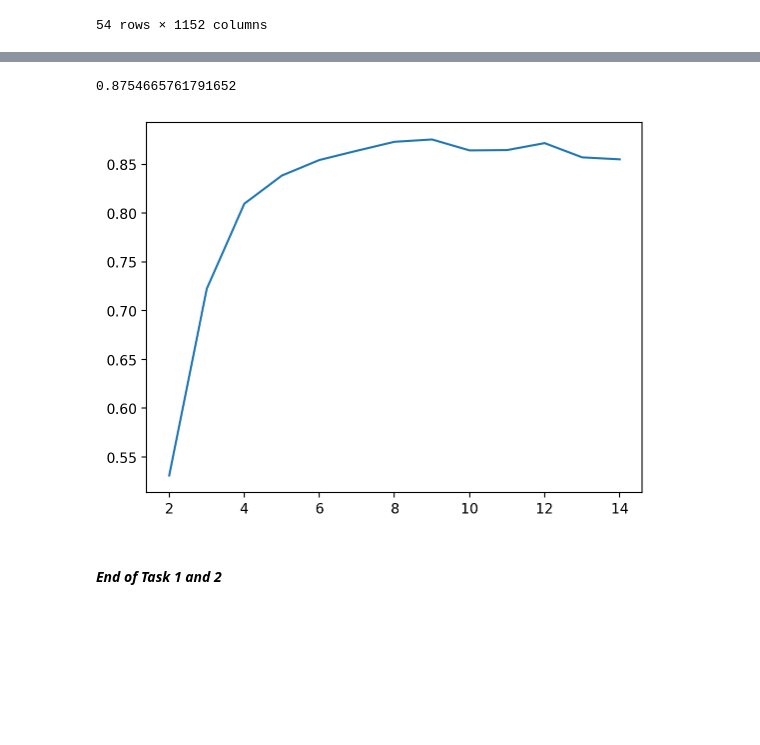
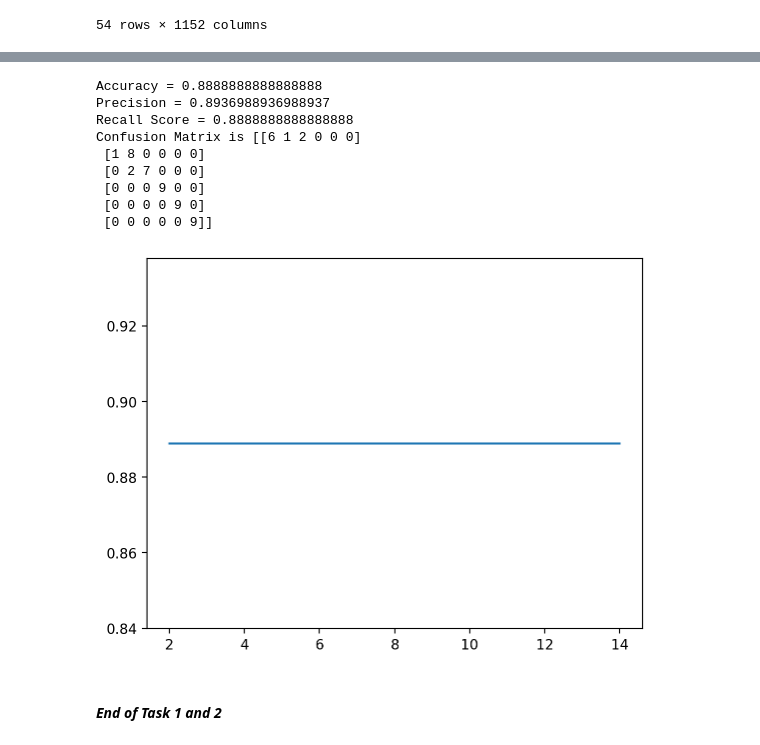
Before and after one commit to Reckadon/ES335-ML-Assignment-1, a Jupyter notebook: T1&2.ipynb, the cells around one changed output, grey strips where cells are left out. Drawn from its saved outputs; the diff is of its cells as text; code cells hidden in the pictures; blank space fills up the shorter version.

```diff
--- a/T1&2.ipynb
+++ b/T1&2.ipynb
@@ -462,8 +497,21 @@ for i in range(2,15):
     clf = DecisionTreeClassifier(random_state=2,max_depth=i)
     clf.fit(features, y_train)
     y_pred = clf.predict(features_test)
-    m.append(accuracy_score(y_test, y_pred))
+    m.append((accuracy_score(y_test, y_pred),precision_score(y_test, y_pred,average='macro',zero_division=0),recall_score(y_test, y_pred,average='macro')))
 
-plt.plot(range(2,15),m)
-print(max(m))
+n = []
+for i in range(len(m)):
+    n.append(m[i][0])
+
+q = 0
+idx = 0
+for i in range(len(n)):
+    if q < n[i]:
+        q = n[i]
+        idx = i
+print(f"Accuracy = {m[idx][0]}")
+print(f"Precision = {m[idx][1]}")
+print(f"Recall Score = {m[idx][2]}")
+plt.plot(range(2,15),n)
+print(f"Confusion Matrix is {confusion_matrix(y_test, y_pred)}")
 # %% [output]
@@ -472,15 +528,36 @@ print(max(m))
 # %%
 m = []
 for i in range(2,15):
     clf = DecisionTreeClassifier(random_state=2,max_depth=i)
     clf.fit(x,yg)
     yraw = clf.predict(xtest)
-    m.append(accuracy_score(ytest, yraw))
+    m.append((accuracy_score(y_test, y_pred),precision_score(y_test, y_pred,average='macro',zero_division=0),recall_score(y_test, y_pred,average='macro')))
 
-plt.plot(range(2,15),m)
-print(max(m))
+n = []
+for i in range(len(m)):
+    n.append(m[i][0])
+
+q = 0
+idx = 0
+for i in range(len(n)):
+    if q < n[i]:
+        q = n[i]
+        idx = i
+print(f"Accuracy = {m[idx][0]}")
+print(f"Precision = {m[idx][1]}")
+print(f"Recall Score = {m[idx][2]}")
+plt.plot(range(2,15),n)
+print(f"Confusion Matrix is {confusion_matrix(y_test, y_pred)}")
 # %% [output]
-0.8754665761791652
+Accuracy = 0.8888888888888888
+Precision = 0.8936988936988937
+Recall Score = 0.8888888888888888
+Confusion Matrix is [[6 1 2 0 0 0]
+ [1 8 0 0 0 0]
+ [0 2 7 0 0 0]
+ [0 0 0 9 0 0]
+ [0 0 0 0 9 0]
+ [0 0 0 0 0 9]]
-[figure, old version]
+[figure, new version]
 # %% [markdown]
 #### _End of Task 1 and 2_
```
Also changed, not shown: parts of 7 cells of this notebook.
